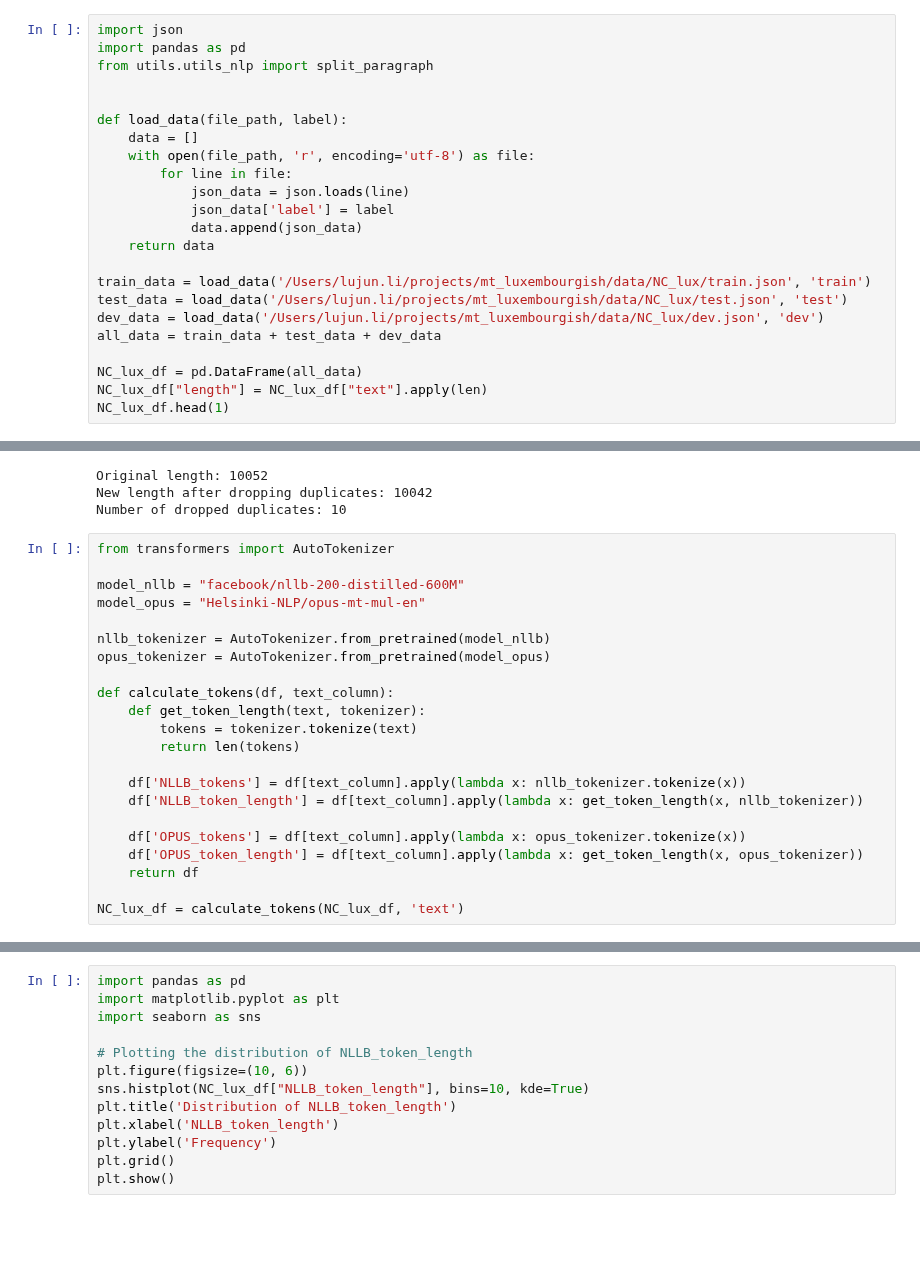
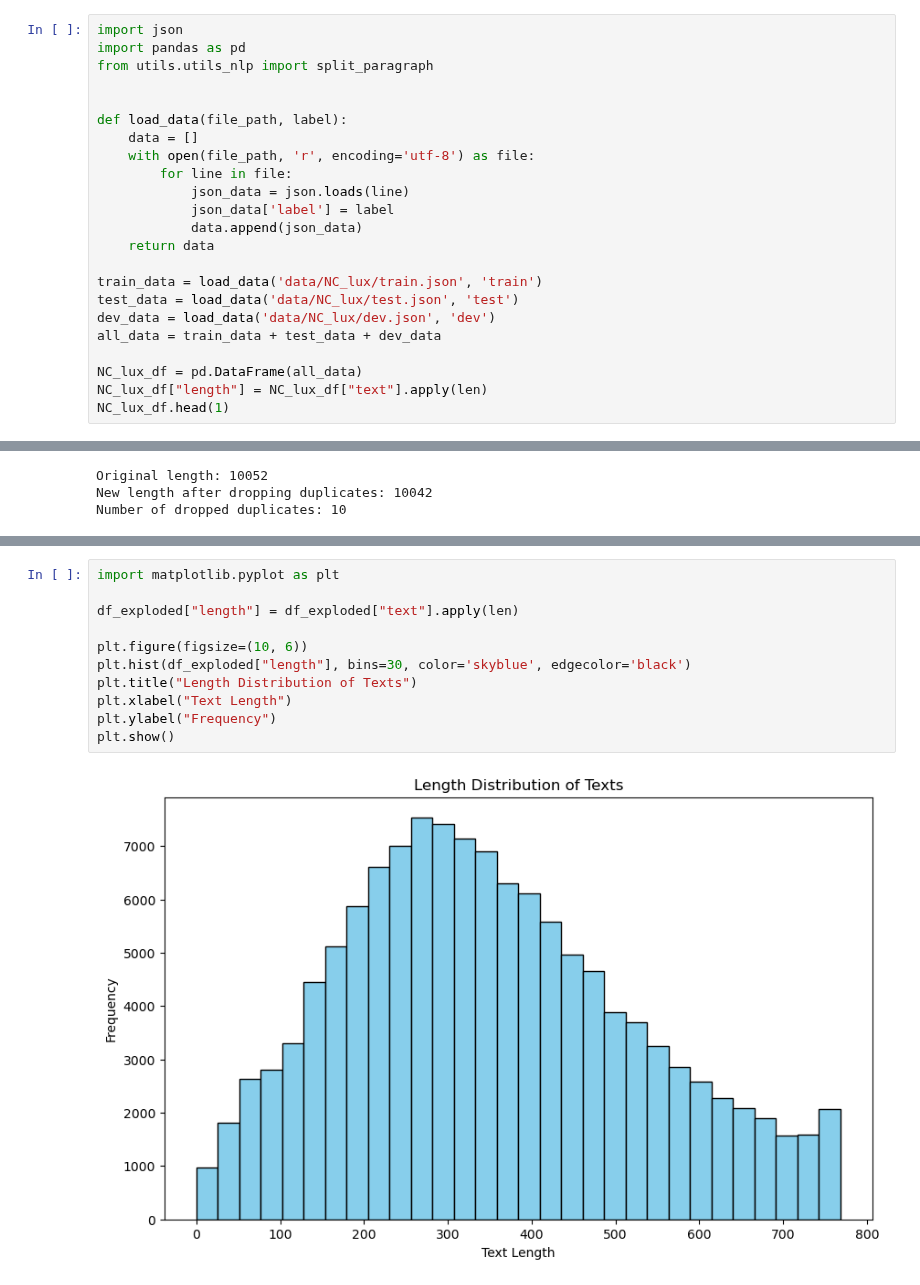
Before and after one commit to DobricLilujun/mt_luxembourgish, a Jupyter notebook: notebook/model_translation_pipeline.ipynb, the cells around one changed output, grey strips where cells are left out. Drawn from its saved outputs; the diff is of its cells as text; blank space fills up the shorter version.

```diff
--- a/notebook/model_translation_pipeline.ipynb
+++ b/notebook/model_translation_pipeline.ipynb
@@ -23,9 +23,9 @@ def load_data(file_path, label):
             data.append(json_data)
     return data
 
-train_data = load_data('/Users/lujun.li/projects/mt_luxembourgish/data/NC_lux/train.json', 'train')
-test_data = load_data('/Users/lujun.li/projects/mt_luxembourgish/data/NC_lux/test.json', 'test')
-dev_data = load_data('/Users/lujun.li/projects/mt_luxembourgish/data/NC_lux/dev.json', 'dev')
+train_data = load_data('data/NC_lux/train.json', 'train')
+test_data = load_data('data/NC_lux/test.json', 'test')
+dev_data = load_data('data/NC_lux/dev.json', 'dev')
 all_data = train_data + test_data + dev_data
 
 NC_lux_df = pd.DataFrame(all_data)
@@ -47,25 +47,3 @@ print("Number of dropped duplicates:", dropped_count)
 Original length: 10052
 New length after dropping duplicates: 10042
 Number of dropped duplicates: 10
-# %%
-from transformers import AutoTokenizer
-
-model_nllb = "facebook/nllb-200-distilled-600M"
-model_opus = "Helsinki-NLP/opus-mt-mul-en"
-
-nllb_tokenizer = AutoTokenizer.from_pretrained(model_nllb)
-opus_tokenizer = AutoTokenizer.from_pretrained(model_opus)
-
-def calculate_tokens(df, text_column):
-    def get_token_length(text, tokenizer):
-        tokens = tokenizer.tokenize(text)
-        return len(tokens)
-
-    df['NLLB_tokens'] = df[text_column].apply(lambda x: nllb_tokenizer.tokenize(x))
-    df['NLLB_token_length'] = df[text_column].apply(lambda x: get_token_length(x, nllb_tokenizer))
-
-    df['OPUS_tokens'] = df[text_column].apply(lambda x: opus_tokenizer.tokenize(x))
-    df['OPUS_token_length'] = df[text_column].apply(lambda x: get_token_length(x, opus_tokenizer))
-    return df
-
-NC_lux_df = calculate_tokens(NC_lux_df, 'text')
@@ -82,13 +91,13 @@ opus_max_length = opus_model.config.max_position_embeddings
 # %%
-import pandas as pd
 import matplotlib.pyplot as plt
-import seaborn as sns
 
-# Plotting the distribution of NLLB_token_length
+df_exploded["length"] = df_exploded["text"].apply(len)
+
 plt.figure(figsize=(10, 6))
-sns.histplot(NC_lux_df["NLLB_token_length"], bins=10, kde=True)
-plt.title('Distribution of NLLB_token_length')
-plt.xlabel('NLLB_token_length')
-plt.ylabel('Frequency')
-plt.grid()
+plt.hist(df_exploded["length"], bins=30, color='skyblue', edgecolor='black')
+plt.title("Length Distribution of Texts")
+plt.xlabel("Text Length")
+plt.ylabel("Frequency")
 plt.show()
+# %% [output]
+[figure, added]
```
Also changed, not shown: parts of 8 cells of this notebook, 1 other file.
